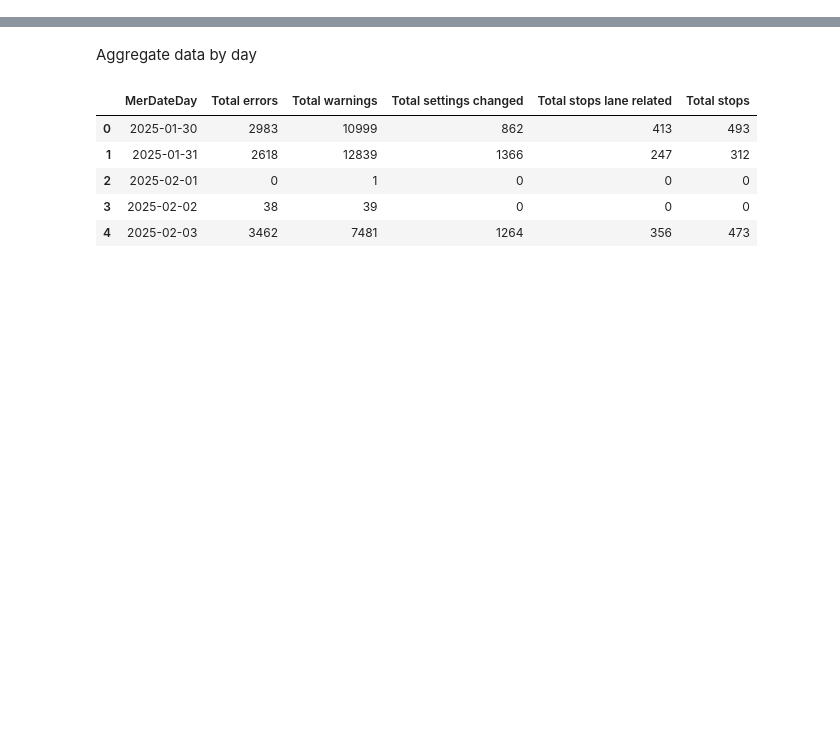
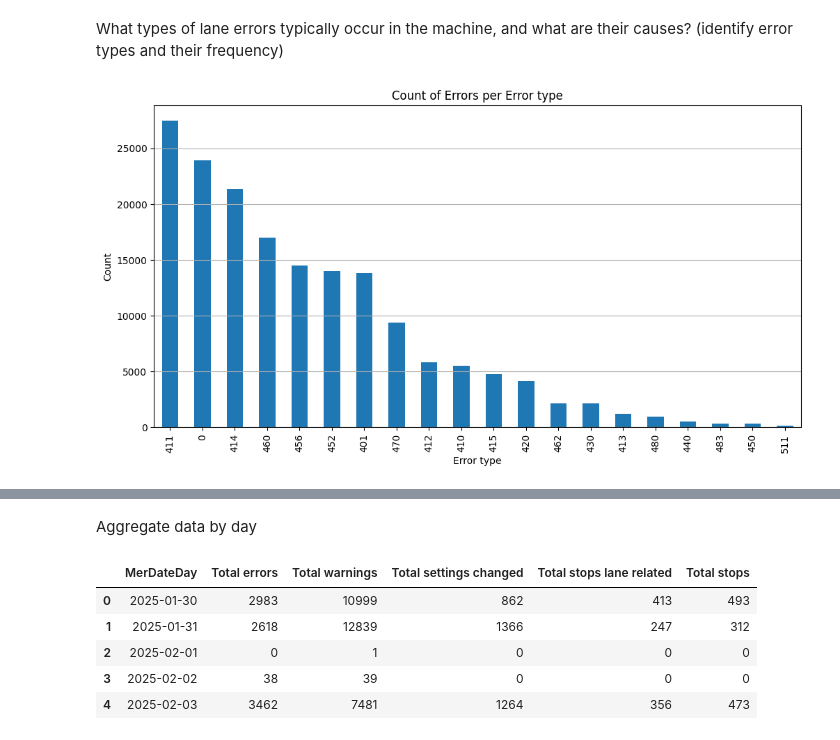
Before and after one commit to AcidSudo/Sanovo_19052025, a Jupyter notebook: exploration_04062025.ipynb, the cells around one changed output, grey strips where cells are left out. Saved outputs shown, nothing was run; the diff lists cells and outputs as text; code cells hidden in the pictures; blank space fills up the shorter version.

Commit message:
plot of 98 correlation stops

```diff
--- a/exploration_04062025.ipynb
+++ b/exploration_04062025.ipynb
@@ -14,0 +27,24 @@ test.head()
+# %%
+# Convert MerDateDay to datetime if not already done
+test['MerDate'] = pd.to_datetime(test['MerDate'] )
+
+# Filter out weekend dates (Saturday and Sunday)
+test = test[~test['MerDate'].dt.weekday.isin([5, 6])]
+# %% [markdown]
+What types of lane errors typically occur in the machine, and what are their causes? (identify error types and their frequency)
+# %%
+eda = test[(test['MerType'] == 21) &(test['MerNumber'] >= 400) | ((test['MerType'] == 8) & (test['MerNumber'] == 0)) ]
+# eda['MerNumber'].value_counts()
+# Create a bar chart for the count of occurrences per MerNumber
+eda['MerNumber'].value_counts().plot(kind='bar', figsize=(12, 6))
+
+# Add labels and title
+plt.xlabel('Error type')
+plt.ylabel('Count')
+plt.title('Count of Errors per Error type')
+plt.grid(axis='y')
+# Save the plot as a picture
+plt.savefig('error_type_count_plot.jpg')
+plt.show()
+# %% [output]
+[figure, added]
```
Also changed, not shown: parts of 7 cells of this notebook, 1 other file.
